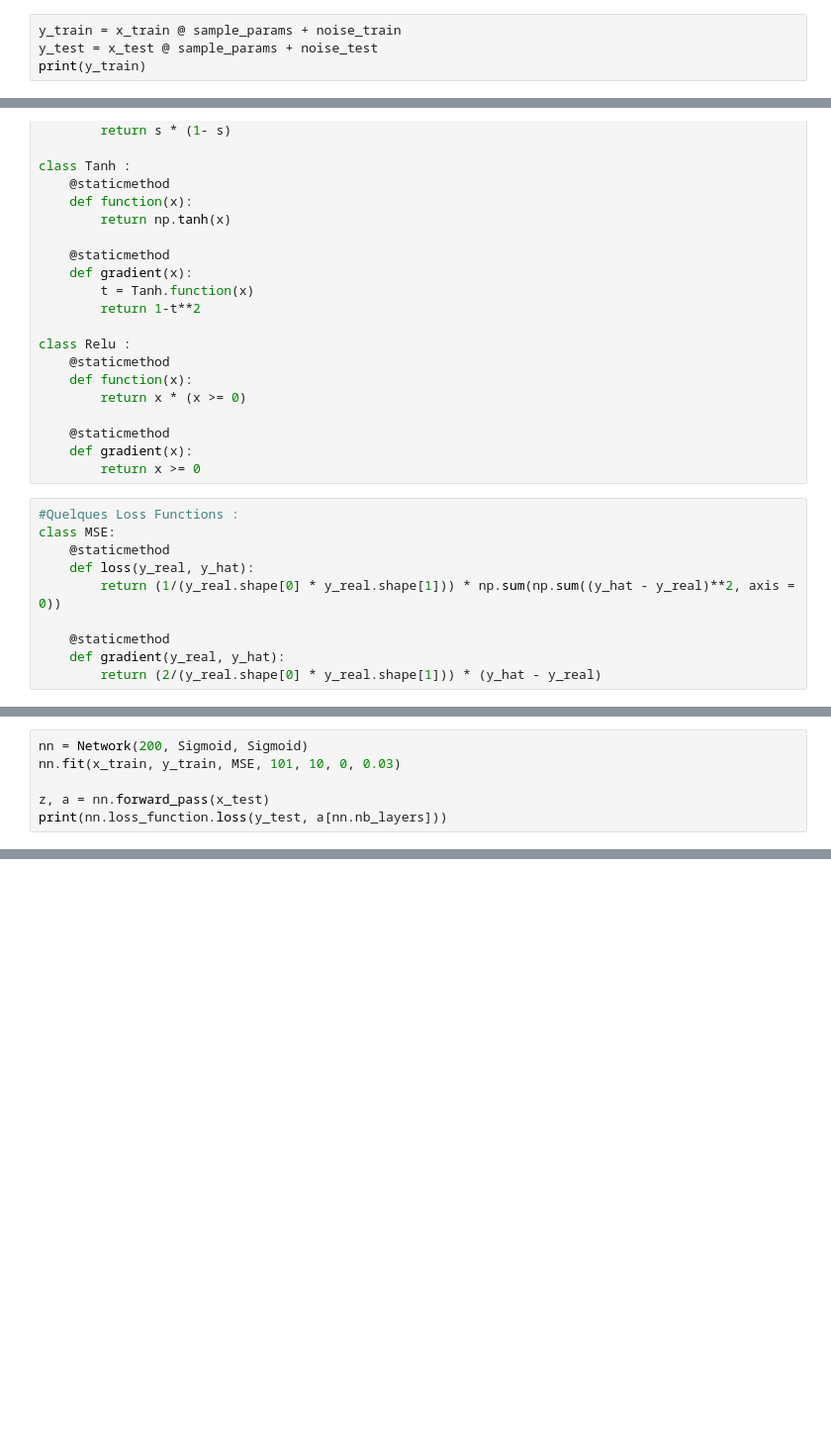
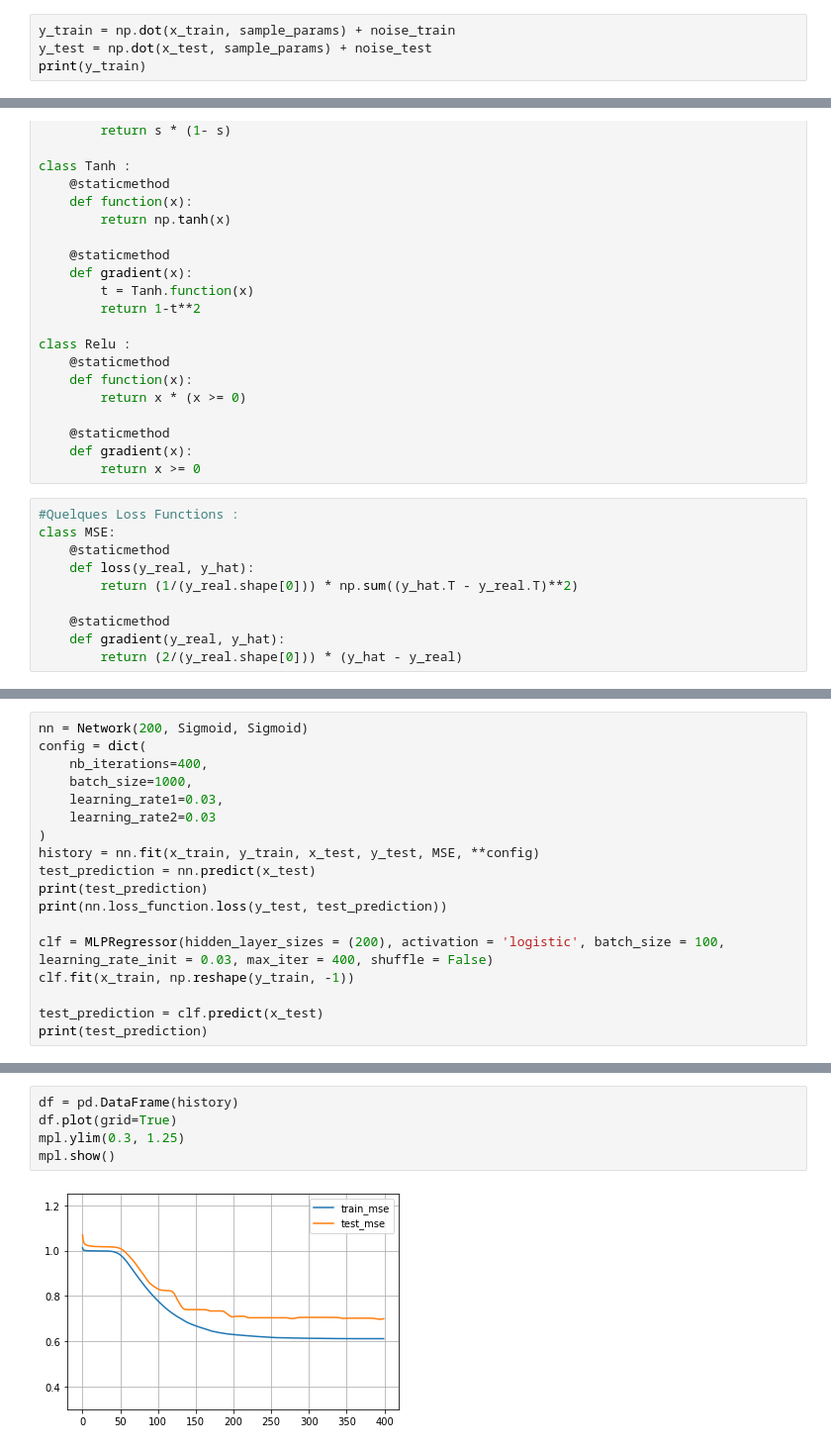
Before and after one commit to amomo25/ProjetDoubleDescente, a Jupyter notebook: ProjetDoubleDescente.ipynb, the cells around one changed output, grey strips where cells are left out. Shown at 99% size. Saved outputs shown, nothing was run; the diff lists cells and outputs as text; blank space fills up the shorter version.

Commit message:
Correction MSE + graphe de loss
On a maintenant une diminution du loss, mais la prédiction est toujours fausse

```diff
--- a/ProjetDoubleDescente.ipynb
+++ b/ProjetDoubleDescente.ipynb
@@ -103,6 +95,6 @@ print(np.sum(sample_params * sample_params) ** 0.5)
 1.0
 # %%
-y_train = x_train @ sample_params + noise_train
-y_test = x_test @ sample_params + noise_test
+y_train = np.dot(x_train, sample_params) + noise_train
+y_test = np.dot(x_test, sample_params) + noise_test
 print(y_train)
 # %% [output]
@@ -159,11 +141,11 @@ class Relu :
 class MSE:
     @staticmethod
     def loss(y_real, y_hat):
-        return (1/(y_real.shape[0] * y_real.shape[1])) * np.sum(np.sum((y_hat - y_real)**2, axis = 0))
+        return (1/(y_real.shape[0])) * np.sum((y_hat.T - y_real.T)**2)
 
     @staticmethod
     def gradient(y_real, y_hat):
-        return (2/(y_real.shape[0] * y_real.shape[1])) * (y_hat - y_real)
+        return (2/(y_real.shape[0])) * (y_hat - y_real)
 # %%
 #L'architecture
 
@@ -260,6 +247,0 @@ class Network:
-# %%
-nn = Network(200, Sigmoid, Sigmoid)
-nn.fit(x_train, y_train, MSE, 101, 10, 0, 0.03)
-
-z, a = nn.forward_pass(x_test)
-print(nn.loss_function.loss(y_test, a[nn.nb_layers]))
@@ -278,0 +248,18 @@ Loss at Iteration 100 for first batch is 1.6022901542375014
+# %%
+nn = Network(200, Sigmoid, Sigmoid)
+config = dict(
+    nb_iterations=400,
+    batch_size=1000,
+    learning_rate1=0.03,
+    learning_rate2=0.03
+)
+history = nn.fit(x_train, y_train, x_test, y_test, MSE, **config)
+test_prediction = nn.predict(x_test)
+print(test_prediction)
+print(nn.loss_function.loss(y_test, test_prediction))
+
+clf = MLPRegressor(hidden_layer_sizes = (200), activation = 'logistic', batch_size = 100, learning_rate_init = 0.03, max_iter = 400, shuffle = False)
+clf.fit(x_train, np.reshape(y_train, -1))
+
+test_prediction = clf.predict(x_test)
+print(test_prediction)
@@ -278,0 +284,7 @@ Loss at Iteration 100 for first batch is 1.6022901542375014
+# %%
+df = pd.DataFrame(history)
+df.plot(grid=True)
+mpl.ylim(0.3, 1.25)
+mpl.show()
+# %% [output]
+[figure, added]
```
Also changed, not shown: parts of 8 cells of this notebook.
